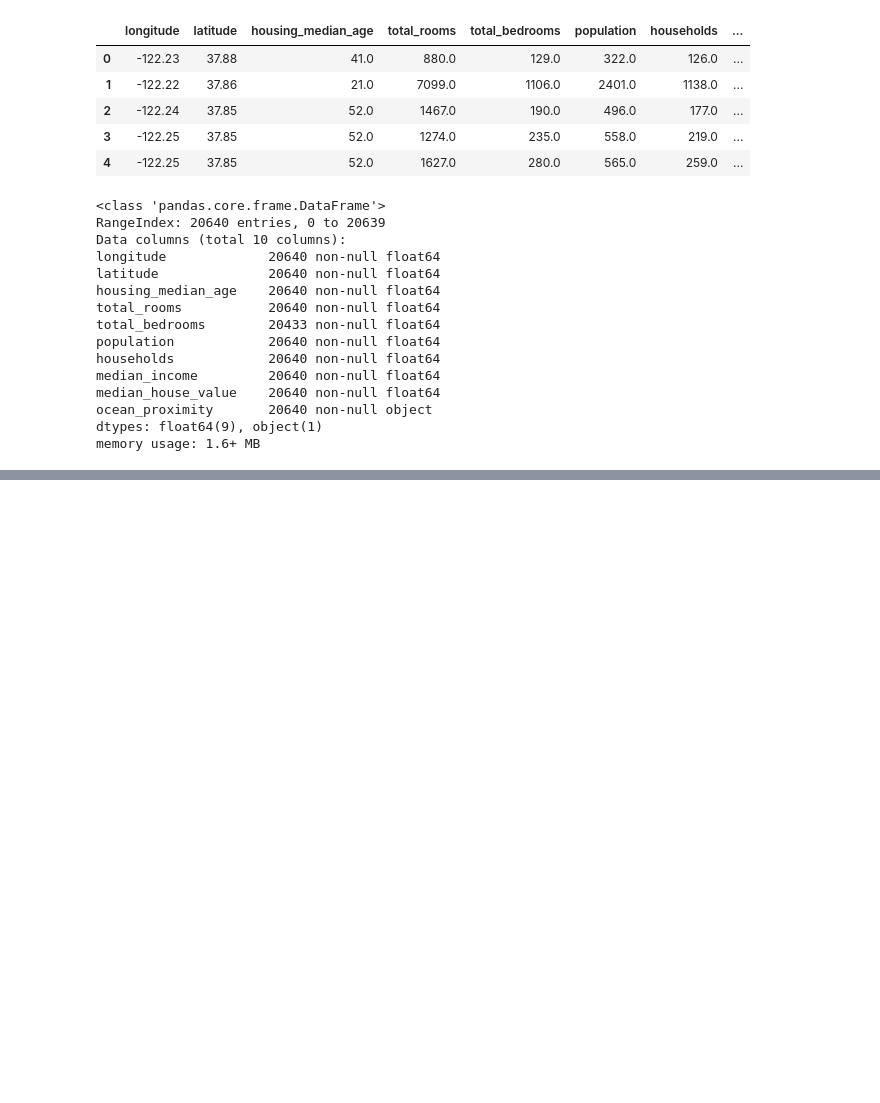
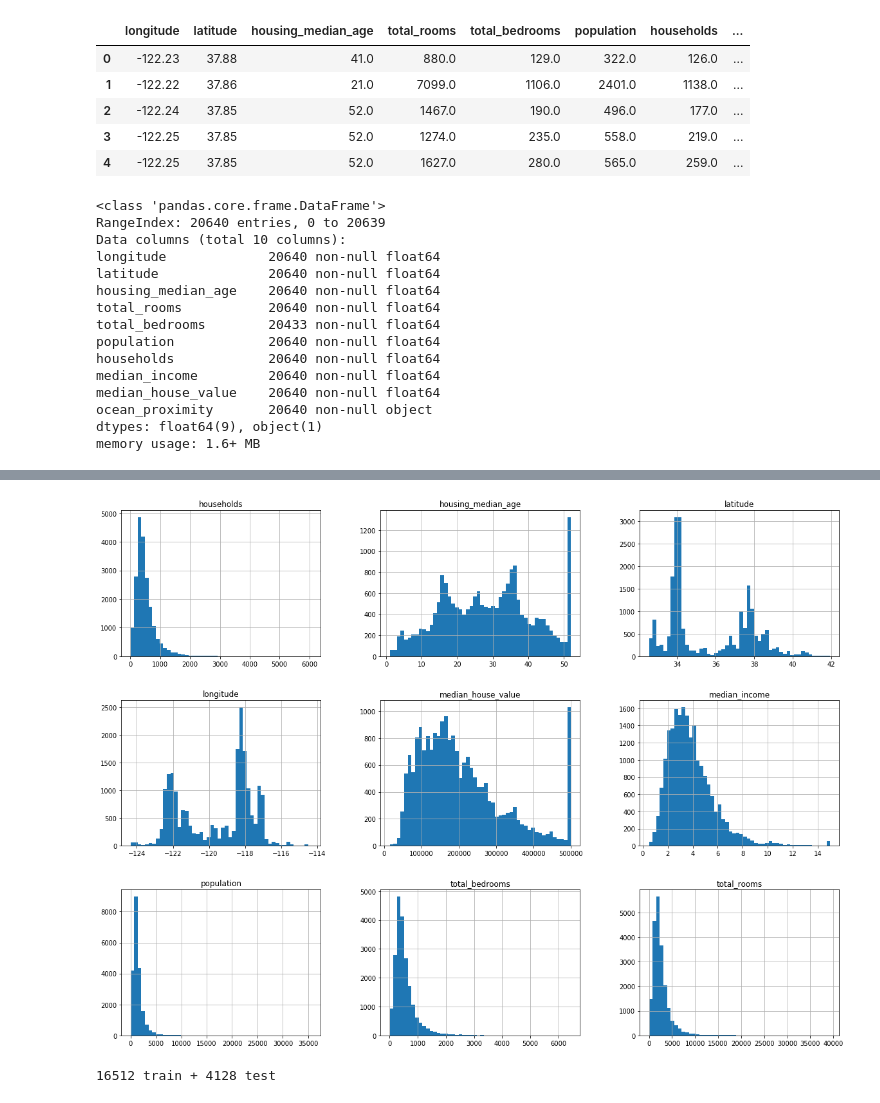
Before and after one commit to hsajjad14/machine-learning-models, a Jupyter notebook: Housing.ipynb, the cells around one changed output, grey strips where cells are left out. Saved outputs shown, nothing was run; the diff lists cells and outputs as text; code cells hidden in the pictures; blank space fills up the shorter version.

Commit message:
creating traing and testing set

```diff
--- a/Housing.ipynb
+++ b/Housing.ipynb
@@ -53,0 +97,5 @@ memory usage: 1.6+ MB
+# %%
+housing.hist(bins=50, figsize=(20,15))
+plt.show()
+# %% [output]
+[figure, added]
@@ -53,0 +111,5 @@ memory usage: 1.6+ MB
+# %%
+train_set, test_set = split_train_test(housing, 0.2)
+print(len(train_set), "train +", len(test_set), "test")
+# %% [output]
+16512 train + 4128 test
```
Also changed, not shown: parts of 21 cells of this notebook.
